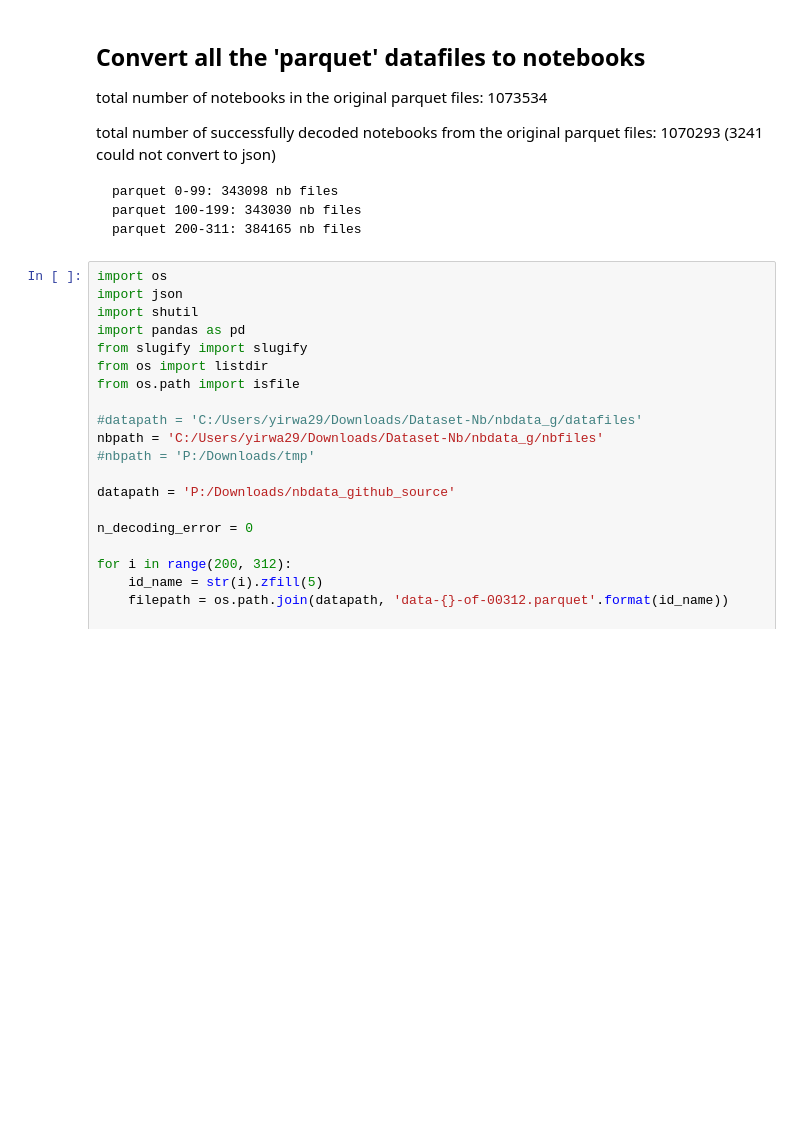
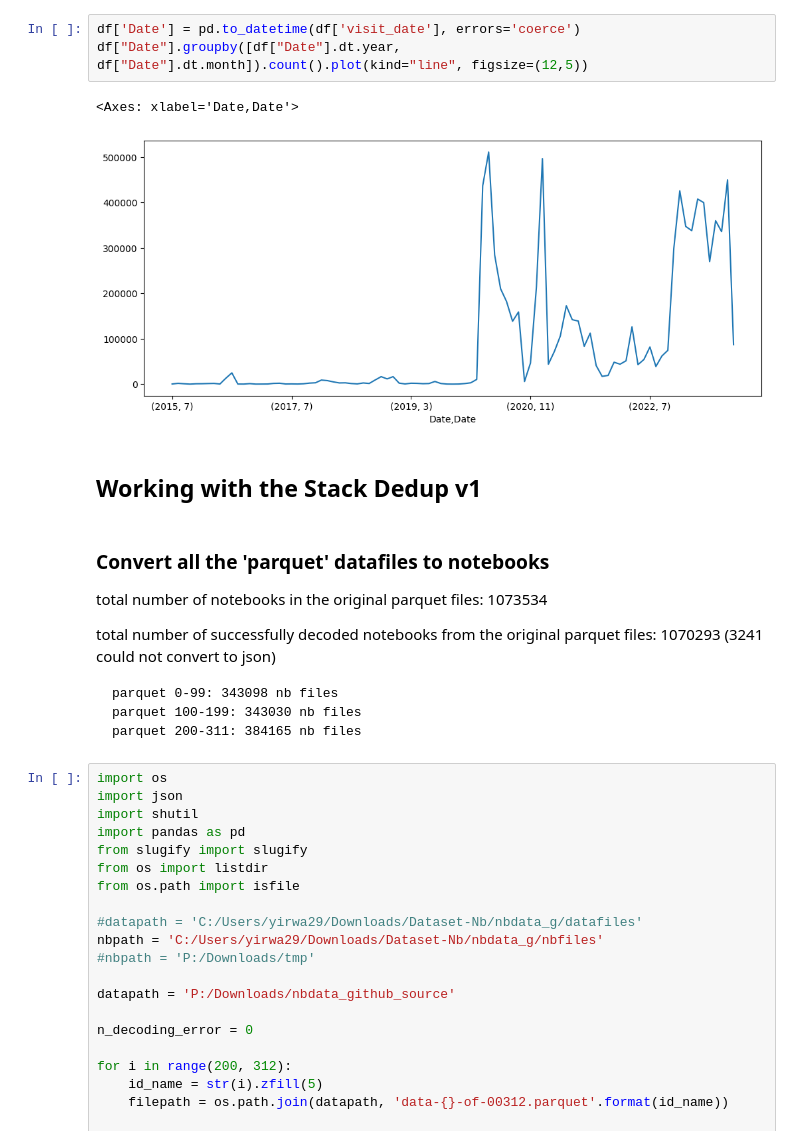
Before and after one commit to PELAB-LiU/jupyter_nbs_empirical, a Jupyter notebook: nbdata_github_thestack/parquet_to_nbs.ipynb, the cells around one changed output. Saved outputs shown, nothing was run; the diff lists cells and outputs as text; blank space fills up the shorter version.

```diff
--- a/nbdata_github_thestack/parquet_to_nbs.ipynb
+++ b/nbdata_github_thestack/parquet_to_nbs.ipynb
@@ -69,5 +105,13 @@ df["Date"].groupby([df["Date"].dt.year, df["Date"].dt.month]).count().plot(kind=
+# %%
+df['Date'] = pd.to_datetime(df['visit_date'], errors='coerce')
+df["Date"].groupby([df["Date"].dt.year, df["Date"].dt.month]).count().plot(kind="line", figsize=(12,5))
+# %% [output]
+<Axes: xlabel='Date,Date'>
+[figure, added]
+# %% [markdown]
+## Working with the Stack Dedup v1
 # %% [markdown]
-## Convert all the 'parquet' datafiles to notebooks
+### Convert all the 'parquet' datafiles to notebooks
 
 total number of notebooks in the original parquet files: 1073534
 
```
Also changed, not shown: parts of 17 cells of this notebook, 2 other files.
